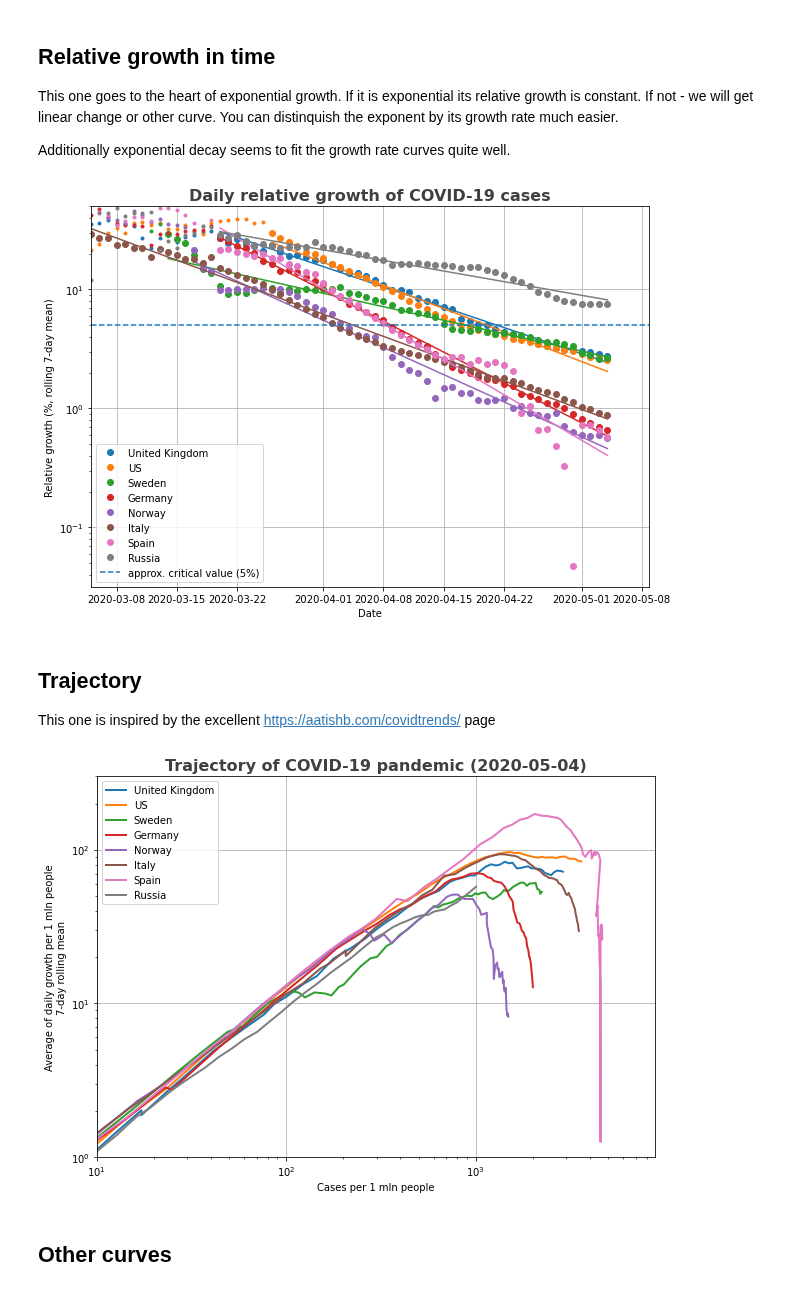
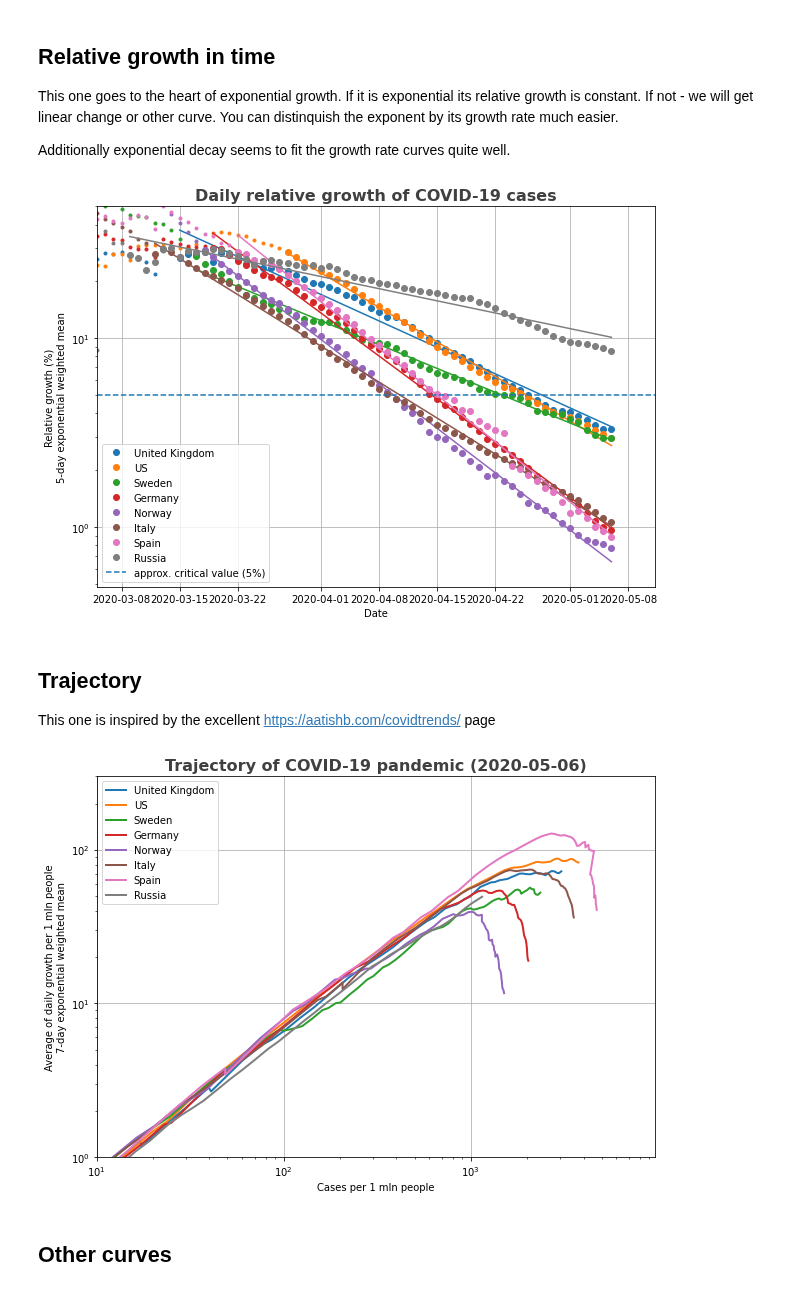
Before and after one commit to jochym/covid_plots, a Jupyter notebook: Covid_plots.ipynb, the cells around one changed output. Drawn from its saved outputs; the diff is of its cells as text; code cells hidden in the pictures.

```diff
--- a/Covid_plots.ipynb
+++ b/Covid_plots.ipynb
@@ -94,35 +94,34 @@ You can distinquish the exponent by its growth rate much easier.
 Additionally exponential decay seems to fit the growth rate curves quite well.
 # %%
 fig = plt.figure(figsize=(10,7))
-
-span = 7
-rel = relgr.rolling(span).mean()
+span = 5
+rel = relgr.ewm(halflife=span).mean()
 
 for n, c in enumerate(selcnt):
     m = ~ (np.isnan(rel[c].values) | np.isinf(rel[c].values))
     t = np.arange(m.size)
     t = rel.index.to_pydatetime()
     for s, v in zip(t[m][::-1], rel[c].values[m][::-1]):
         if v>0.3 :
             break
     mm = m & (t > s)
     x = arange(rel.index.size)
     fit = polyfit(x[mm], log(rel[c].values[mm]), 1)
     p = plt.semilogy(rel.index[m], 100*rel[c].values[m], '.')[0]
     plt.plot(rel.index[mm], 100*rel[c].values[mm], 'o', label=c, color=p.get_color())
     plt.plot(rel.index[mm], 100 * exp(polyval(fit, x[mm])), color=p.get_color())
 
 plt.axhline(5, ls='--', label='approx. critical value (5%)')
 plt.ylim(None,50)
 plt.xlim(pd.Timestamp('2020-03-5'),None)
 plt.title('Daily relative growth of COVID-19 cases', fontsize = 16, weight = 'bold', alpha = .75)
-plt.ylabel(f'Relative growth (%, rolling {span}-day mean)')
+plt.ylabel(f'Relative growth (%)\n{span}-day exponential weighted mean')
 plt.xlabel('Date')
 plt.grid()
 plt.legend()
 plt.savefig('relative_growth.png');
 # %% [output]
-[figure, old version]
+[figure, new version]
 # %% [markdown]
 ## Trajectory
 This one is inspired by the excellent https://aatishb.com/covidtrends/ page
@@ -130,7 +129,7 @@ This one is inspired by the excellent https://aatishb.com/covidtrends/ page
 plt.figure(figsize=(10,7))
 span = 7
 val = confpc
-gr = val.diff().rolling(span).mean()
+gr = val.diff().ewm(halflife=span).mean()
 for n, c in enumerate(selcnt):
     m = ~ gr[c].isnull()
     plt.loglog(val[c][m].values, gr[c][m].values, '-', label=c, lw=2)
@@ -139,13 +138,13 @@ plt.xlim(10,None)
 plt.ylim(1,3e2)
 plt.title(f'Trajectory of COVID-19 pandemic ({str(val.index[-1]).split()[0]})', fontsize = 16, weight = 'bold', alpha = .75)
 plt.ylabel('Average of daily growth per 1 mln people\n'+
-           f'{span}-day rolling mean')
+           f'{span}-day exponential weighted mean')
 plt.xlabel('Cases per 1 mln people')
 plt.legend()
 plt.grid()
 plt.savefig('trajectory.png');
 # %% [output]
-[figure, old version]
+[figure, new version]
 # %% [markdown]
 ## Other curves
 # %%
```
Also changed, not shown: parts of 12 cells of this notebook, 3 other files.
